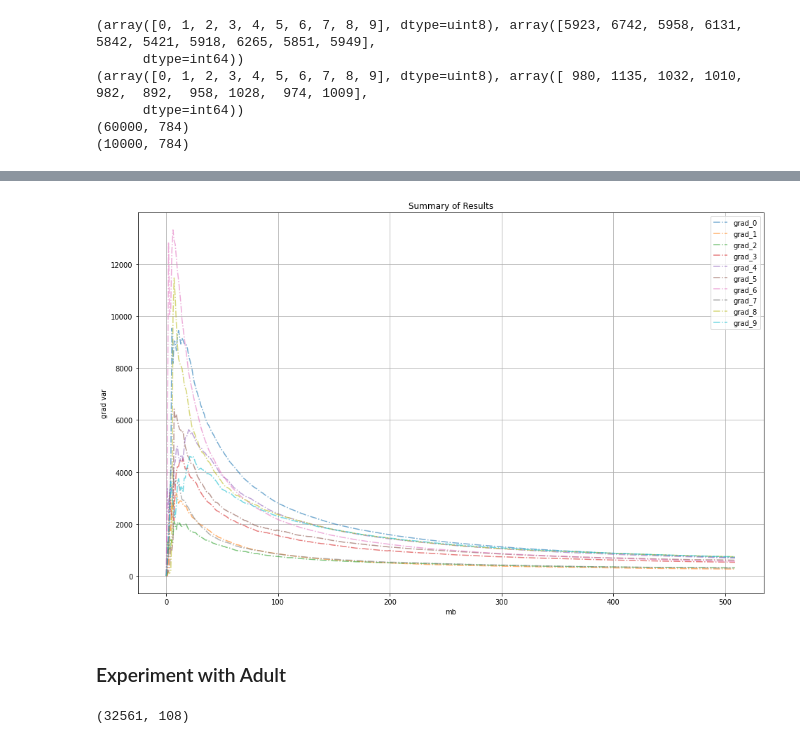
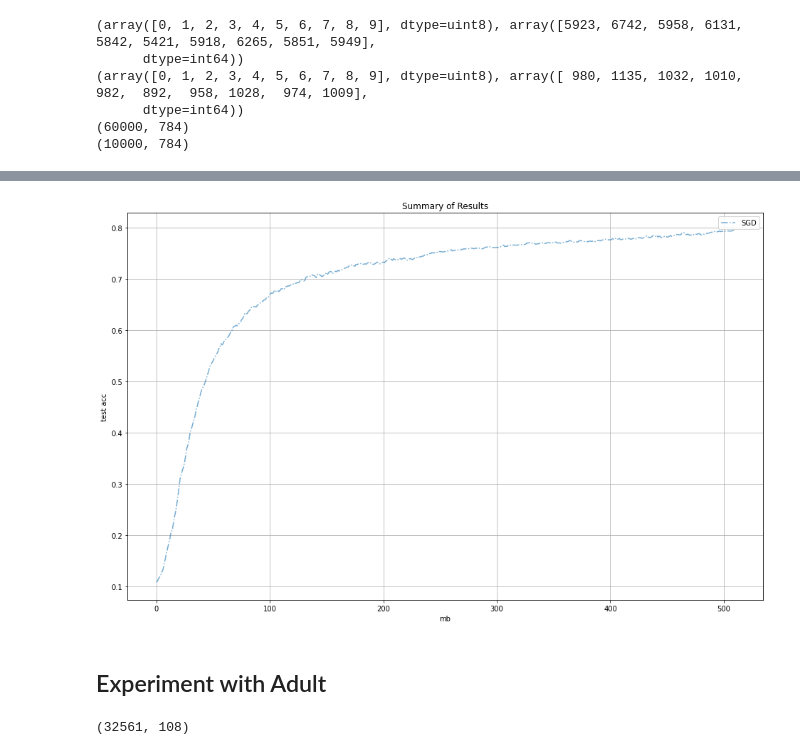
Before and after one commit to simonCodeZzz/DSA4212_Assignment2, a Jupyter notebook: try.ipynb, the cells around one changed output, grey strips where cells are left out. Drawn from its saved outputs; the diff is of its cells as text; code cells hidden in the pictures.

Commit message:
change grad var calc to single value; add random state for reproducibility; add respective util fn for single val grad var; normalize MNIST data

```diff
--- a/try.ipynb
+++ b/try.ipynb
@@ -435,6 +451,12 @@ print(sum_grad_norm)
 [0. 0. 0. 0. 0. 0. 0.]
 [0. 0. 0. 0. 0. 0. 0.]
 # %%
+n_features = 54
+n_classes = 7
+np.random.seed(4212)
+
+beta_init = np.random.normal(0,np.sqrt(1/(n_features)), size=[n_classes, n_features])
+
 _, grad1 = loss_LR_values_and_grad(beta_init, covtype_feature_train_norm[:1000], covtype_label_train[:1000])
 _, grad2 = loss_LR_values_and_grad(beta_init, covtype_feature_train_norm[1000:2000], covtype_label_train[1000:2000])
 print(grad1.shape)
@@ -486,5 +592,5 @@ To calculate variance of gradient estimates: https://stats.stackexchange.com/que
 # %%
-def train_SGD(train_data, train_label, test_data, test_label, beta_init, lr, val_grad_fn, verbose = 0, n_epoch=10, mb_size=100):
+def train_SGD(train_data, train_label, test_data, test_label, beta_init, lr, val_grad_fn, verbose = 0, n_epoch=10, mb_size=100, random_state=4212):
     """
      Find optimized beta given train images and train labels using Stochastic Gradient Descent (SGD)
 
@@ -515,10 +621,16 @@ def train_SGD(train_data, train_label, test_data, test_label, beta_init, lr, val
     beta = np.copy(beta_init)
     learning_rate = lr
 
-    n_grad = beta_init.shape[0]
-    sum_grad_norm_2 = jnp.zeros(n_grad)
-    sum_grad_norm = jnp.zeros(n_grad)
+    # Calc norm for each set of beta
+    # n_grad = beta_init.shape[0]
+    # sum_grad_norm_2 = jnp.zeros(n_grad)
+    # sum_grad_norm = jnp.zeros(n_grad)
+
+    sum_grad_norm_2 = 0
+    sum_grad_norm = 0
     n_update = 0
+
+    np.random.seed(random_state)
 
     for epoch in range(n_epoch):
         # go through all the minibatches, sequetially
@@ -540,7 +652,9 @@ def train_SGD(train_data, train_label, test_data, test_label, beta_init, lr, val
             val, grad = val_grad_fn(beta, X_minibatch, Y_minibatch)
 
             # compute the variance of gradient E(||g||^2) - E(||g||)^2
-            new_grad_norm = jnp.linalg.norm(grad,axis=1)
+            # new_grad_norm = jnp.linalg.norm(grad,axis=1) # Calc norm for each set of beta
+
+            new_grad_norm = jnp.linalg.norm(grad,axis=None)
             sum_grad_norm_2 += new_grad_norm**2
             sum_grad_norm += new_grad_norm
             n_update += 1
@@ -648,7 +795,7 @@ n_features = 28*28
 n_classes = 10
 np.random.seed(4212)
 
-beta_init = np.random.normal(0,(1/(n_features*n_classes)), size=[n_classes, n_features])
+beta_init = np.random.normal(0,np.sqrt(1/(n_features)), size=[n_classes, n_features])
 # %%
 beta_init.shape
 # %% [output]
@@ -670,5 +850,5 @@ print(test_data.shape)
 # %%
 beta = np.copy(beta_init)
 
-beta_SGD, record_SGD = train_SGD(train_data[:5000], train_label[:5000], test_data[:5000], test_label[:5000], beta_init, 0.00001, loss_LR_values_and_grad, verbose = 1, n_epoch=10, mb_size=100)
+beta_SGD, record_SGD = train_SGD(train_data[:5000], train_label[:5000], test_data[:5000], test_label[:5000], beta_init, 0.01, loss_LR_values_and_grad, verbose = 1, n_epoch=10, mb_size=100)
 # %% [output]
@@ -685,9 +871,9 @@ Epoch 9: 2.59 seconds, Loss: 0.23, Test Accuracy: 0.873
 # %%
-record_graph([record_SGD],'grad_var_mb')
+record_graph([record_SGD],'test_acc_mb')
 # %% [output]
-[figure, old version]
+[figure, new version]
 # %% [markdown]
-### Experiment with Adult
+## Experiment with Adult
 # %%
 adult_feature_train_norm.shape
 # %% [output]
```
Also changed, not shown: parts of 52 cells of this notebook.
